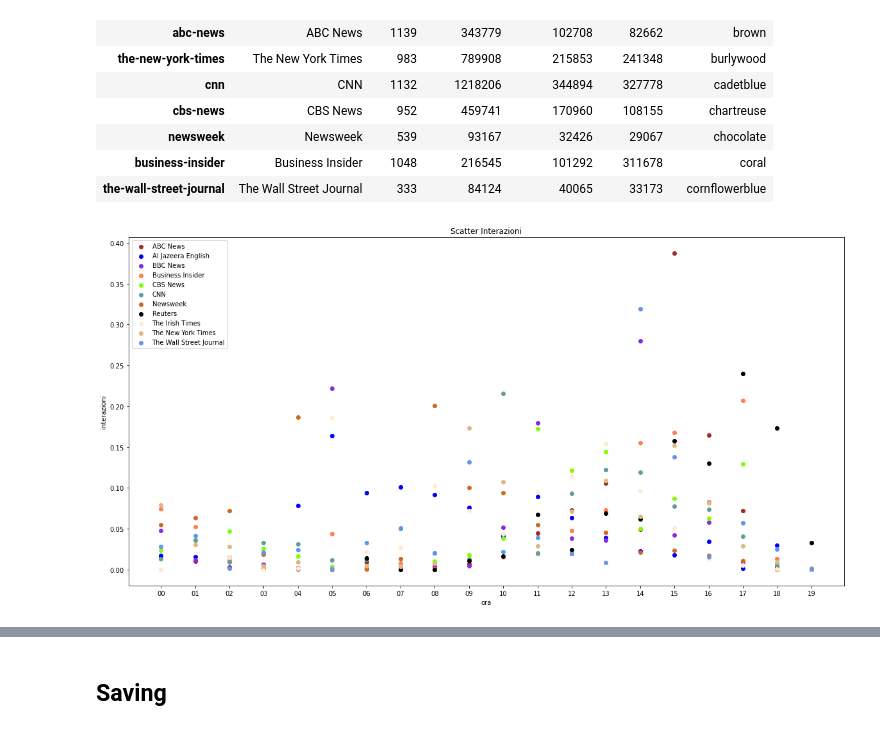
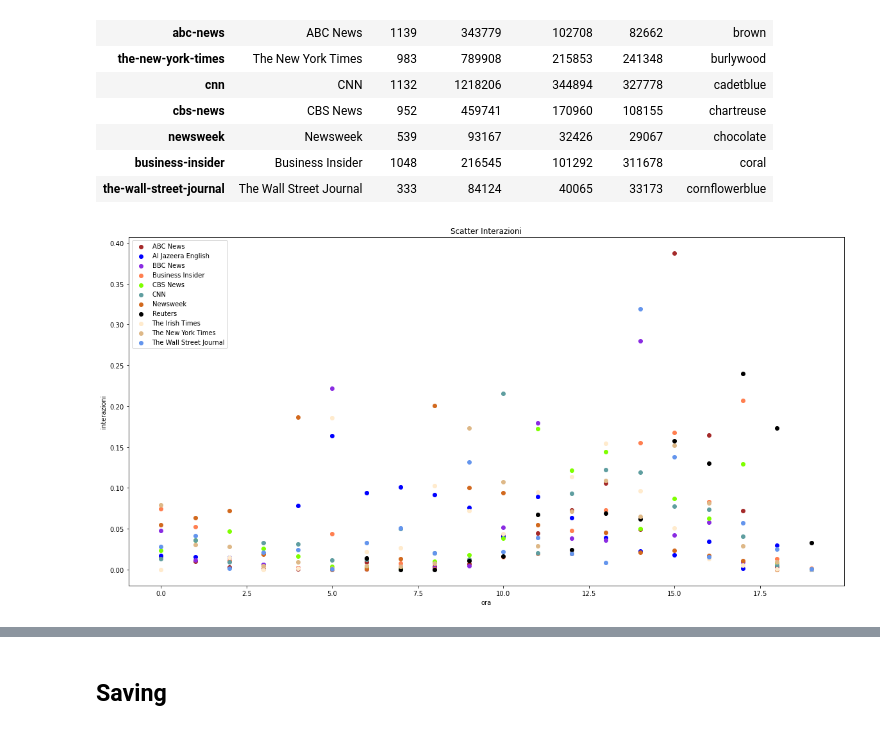
Before and after one commit to Peltrettir/phythonDataAnalysis, a Jupyter notebook: jupyter/Analisi Dati 2.ipynb, the cells around one changed output, grey strips where cells are left out. Drawn from its saved outputs; the diff is of its cells as text; code cells hidden in the pictures.

```diff
--- a/jupyter/Analisi Dati 2.ipynb
+++ b/jupyter/Analisi Dati 2.ipynb
@@ -24,6 +24,9 @@ Data columns (total 8 columns):
  7   shares       10235 non-null  int64
 dtypes: bool(1), int64(4), object(3)
 memory usage: 569.8+ KB
+# %%
+#reconverting datetime
+data['datetime'] = pd.to_datetime(data['datetime'])
 # %%
 info.info()
 # %% [output]
@@ -112,12 +79,14 @@ grouped_data
 # %%
 #Grouping by hour
 hourly_data = {}
+hourly_data_tot = {}
 
 for source, group in grouped_data.items():
-    group['hour'] = group['hour'].map(lambda x : x.split(':')[0])
+    group['hour'] = group['datetime'].map(lambda x : x.hour)
     temp = {}
     for key, item in group.groupby('hour'):
         temp[key] = item.interactions.sum()
+        hourly_data_tot[key] = hourly_data_tot.get(key, 0) + temp[key]
     hourly_data[source] = pd.Series(temp)
 hourly_data
 # %% [output]
@@ -138,6 +107,11 @@ hourly_data
  18    0.025461
  19    0.000540
  dtype: float64}
+# %%
+for key in hourly_data_tot.keys():
+    hourly_data_tot[key] /= info.index.size
+
+hourly_data_tot = pd.Series(hourly_data_tot)
 # %% [markdown]
 ## Plotting
 # %%
@@ -194,20 +168,27 @@ See the caveats in the documentation: https://pandas.pydata.org/pandas-docs/stab
 | newsweek | Newsweek | 539 | 93167 | 32426 | 29067 | chocolate |
 | business-insider | Business Insider | 1048 | 216545 | 101292 | 311678 | coral |
 | the-wall-street-journal | The Wall Street Journal | 333 | 84124 | 40065 | 33173 | cornflowerblue |
+# %%
+def plot(figure, title, data_dict):
+    ax = figure.add_subplot(111)
+    ax.set_xlabel('ora')
+    ax.set_ylabel('interazioni')
+    ax.set_title(title)
+
+    for key, item in data_dict.items():
+        color = 'blue'
+        name = ''
+        if (key in info.index):
+            color = info['color'][key] if not (key in info) else 'blue'
+            name = info['name'][key] if not (key in info) else ''
+        ax.scatter(item.index, item.values, c = color, label = name)
+
+    plt.legend(loc='upper left');
 # %%
    #Creating a figure with one axes for each news source.
 nsources = info.index.size
-fig = plt.figure(figsize=(20, 10.0))
+fig = plt.figure(figsize=(20, 10.0), facecolor='w')
 
-ax = fig.add_subplot(111)
-ax.set_xlabel('ora')
-ax.set_ylabel('interazioni')
-ax.set_title('Scatter Interazioni')
-
-for key, item in hourly_data.items():
-    ax.scatter(item.index, item.values, c = info['color'][key], label = info['name'][key])
-
-fig.set_facecolor('w')
-plt.legend(loc='upper left');
+plot(fig, 'Scatter Interazioni', hourly_data)
 # %% [output]
-[figure, old version]
+[figure, new version]
```
Also changed, not shown: parts of 11 cells of this notebook, 19 other files.
